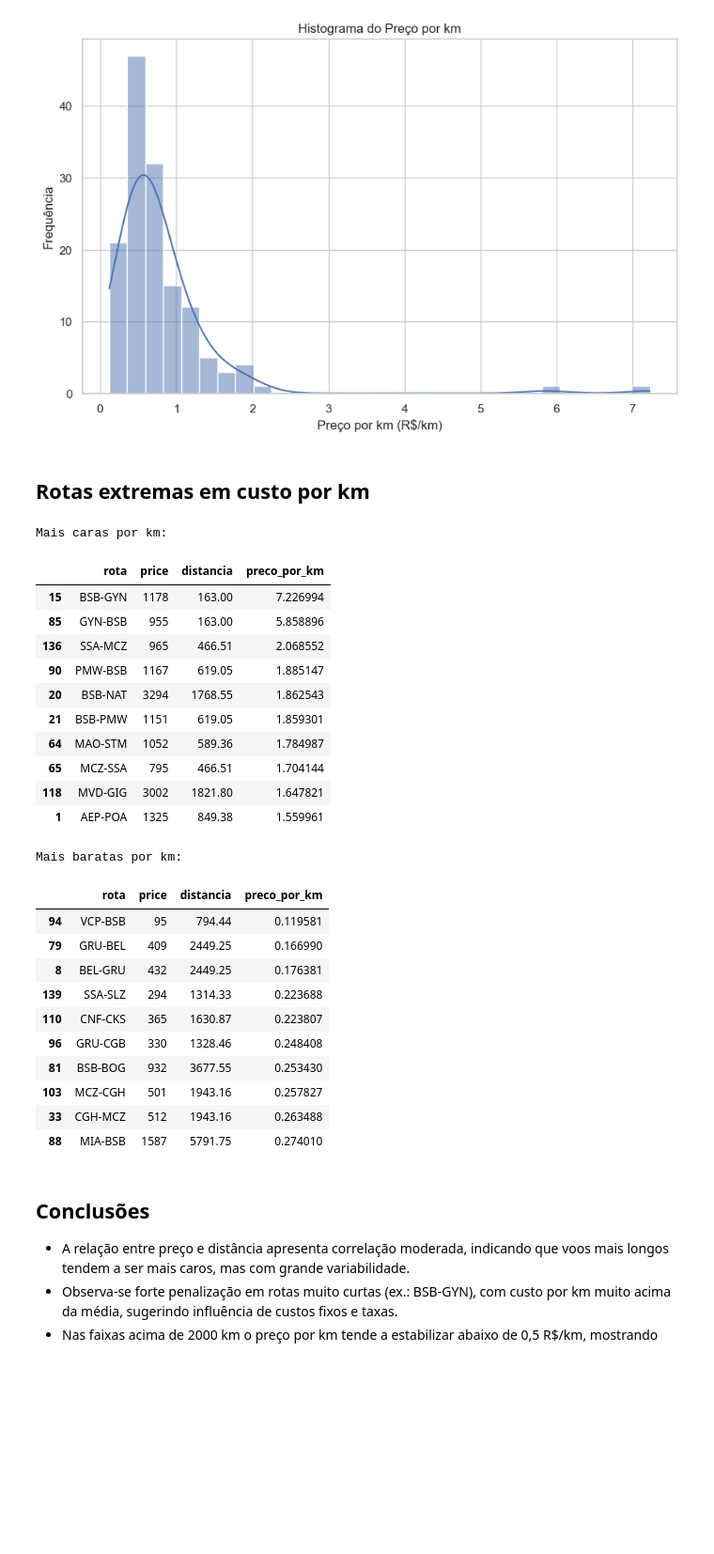
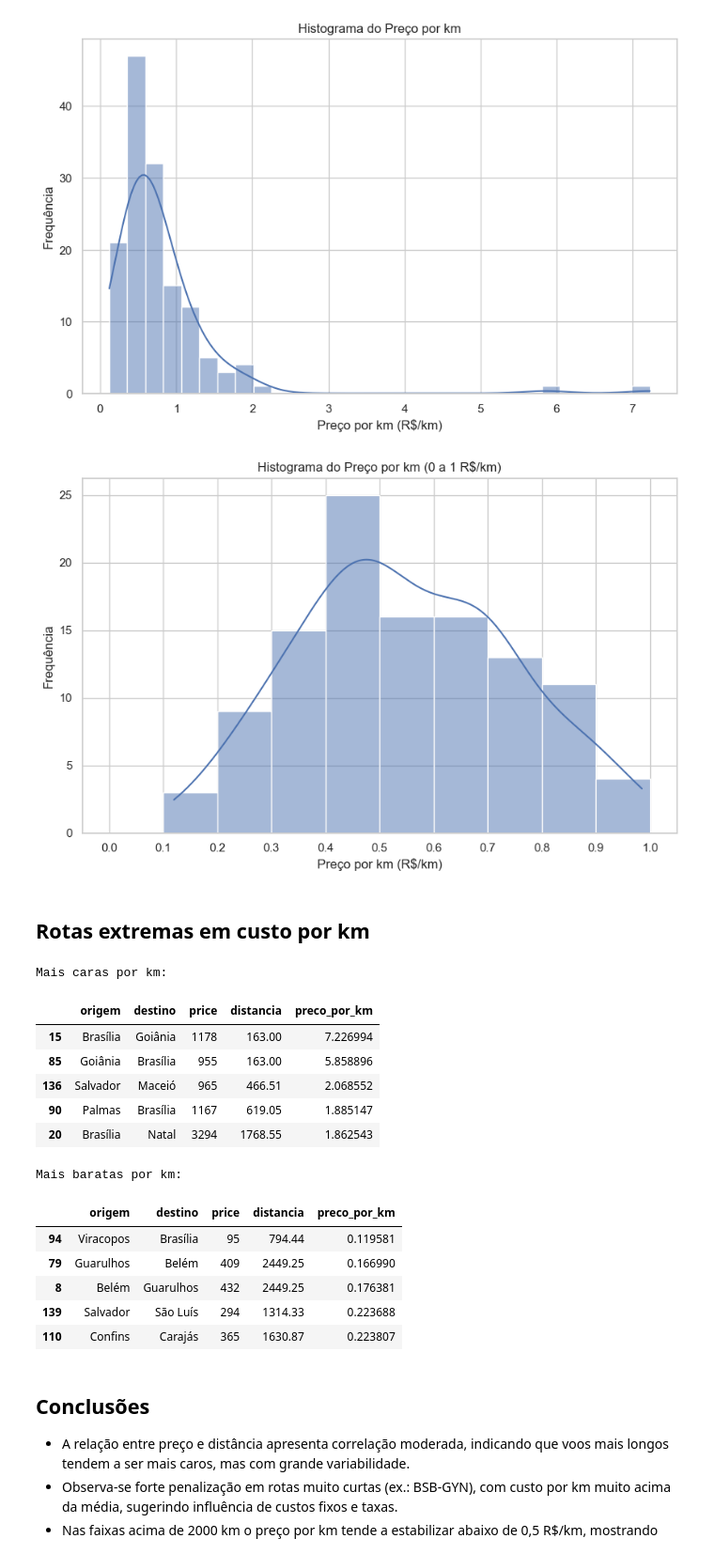
Before and after one commit to lucaspyoshida/DistVsPrice, a Jupyter notebook: analise.ipynb, the cells around one changed output. Shown: that part at 94% size. Saved outputs shown, nothing was run; the diff lists cells and outputs as text; code cells hidden in the pictures; blank space fills up the shorter version.

```diff
--- a/analise.ipynb
+++ b/analise.ipynb
@@ -86,42 +65,45 @@ plt.ylabel('Frequência');
 plt.show()
 # %% [output]
 [figure]
+# %%
+bins = np.arange(0, 1.1, 0.1)
+
+dados_filtrados = df[df['preco_por_km'] <= 1]['preco_por_km']
+
+sns.histplot(dados_filtrados, bins=bins, kde=True)
+plt.title('Histograma do Preço por km (0 a 1 R$/km)')
+plt.xlabel('Preço por km (R$/km)')
+plt.ylabel('Frequência')
+plt.xticks(bins)  # Garante que as marcas no eixo x coincidam com os bins
+plt.show()
+# %% [output]
+[figure, added]
 # %% [markdown]
 ## Rotas extremas em custo por km
 # %%
-top_caras = df.sort_values('preco_por_km', ascending=False).head(10)
-baratas = df.sort_values('preco_por_km', ascending=True).head(10)
+top_caras = df.sort_values('preco_por_km', ascending=False).head(5)
+baratas = df.sort_values('preco_por_km', ascending=True).head(5)
 
 print('Mais caras por km:')
-display(top_caras[['rota','price','distancia','preco_por_km']])
+display(top_caras[['origem','destino','price','distancia','preco_por_km']])
 
 print('Mais baratas por km:')
-display(baratas[['rota','price','distancia','preco_por_km']])
+display(baratas[['origem','destino','price','distancia','preco_por_km']])
 # %% [output]
 Mais caras por km:
-|  | rota | price | distancia | preco_por_km |
-| 15 | BSB-GYN | 1178 | 163.00 | 7.226994 |
-| 85 | GYN-BSB | 955 | 163.00 | 5.858896 |
-| 136 | SSA-MCZ | 965 | 466.51 | 2.068552 |
-| 90 | PMW-BSB | 1167 | 619.05 | 1.885147 |
-| 20 | BSB-NAT | 3294 | 1768.55 | 1.862543 |
-| 21 | BSB-PMW | 1151 | 619.05 | 1.859301 |
-| 64 | MAO-STM | 1052 | 589.36 | 1.784987 |
-| 65 | MCZ-SSA | 795 | 466.51 | 1.704144 |
-| 118 | MVD-GIG | 3002 | 1821.80 | 1.647821 |
-| 1 | AEP-POA | 1325 | 849.38 | 1.559961 |
+|  | origem | destino | price | distancia | preco_por_km |
+| 15 | Brasília | Goiânia | 1178 | 163.00 | 7.226994 |
+| 85 | Goiânia | Brasília | 955 | 163.00 | 5.858896 |
+| 136 | Salvador | Maceió | 965 | 466.51 | 2.068552 |
+| 90 | Palmas | Brasília | 1167 | 619.05 | 1.885147 |
+| 20 | Brasília | Natal | 3294 | 1768.55 | 1.862543 |
 Mais baratas por km:
-|  | rota | price | distancia | preco_por_km |
-| 94 | VCP-BSB | 95 | 794.44 | 0.119581 |
-| 79 | GRU-BEL | 409 | 2449.25 | 0.166990 |
-| 8 | BEL-GRU | 432 | 2449.25 | 0.176381 |
-| 139 | SSA-SLZ | 294 | 1314.33 | 0.223688 |
-| 110 | CNF-CKS | 365 | 1630.87 | 0.223807 |
-| 96 | GRU-CGB | 330 | 1328.46 | 0.248408 |
-| 81 | BSB-BOG | 932 | 3677.55 | 0.253430 |
-| 103 | MCZ-CGH | 501 | 1943.16 | 0.257827 |
-| 33 | CGH-MCZ | 512 | 1943.16 | 0.263488 |
-| 88 | MIA-BSB | 1587 | 5791.75 | 0.274010 |
+|  | origem | destino | price | distancia | preco_por_km |
+| 94 | Viracopos | Brasília | 95 | 794.44 | 0.119581 |
+| 79 | Guarulhos | Belém | 409 | 2449.25 | 0.166990 |
+| 8 | Belém | Guarulhos | 432 | 2449.25 | 0.176381 |
+| 139 | Salvador | São Luís | 294 | 1314.33 | 0.223688 |
+| 110 | Confins | Carajás | 365 | 1630.87 | 0.223807 |
 # %% [markdown]
 ## Conclusões
 - A relação entre preço e distância apresenta correlação moderada, indicando que voos mais longos tendem a ser mais caros, mas com grande variabilidade.
```
Also changed, not shown: parts of 1 cell of this notebook.
